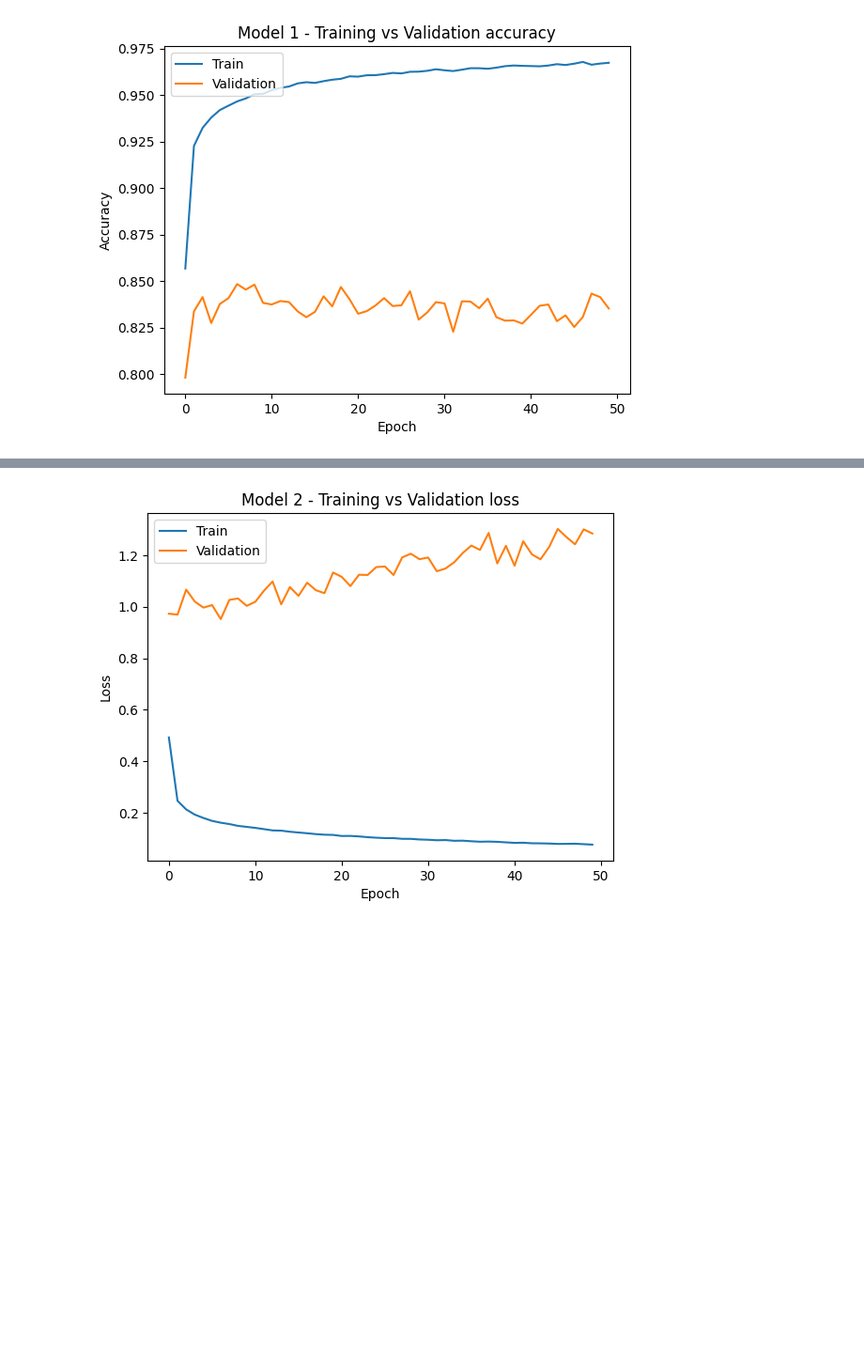
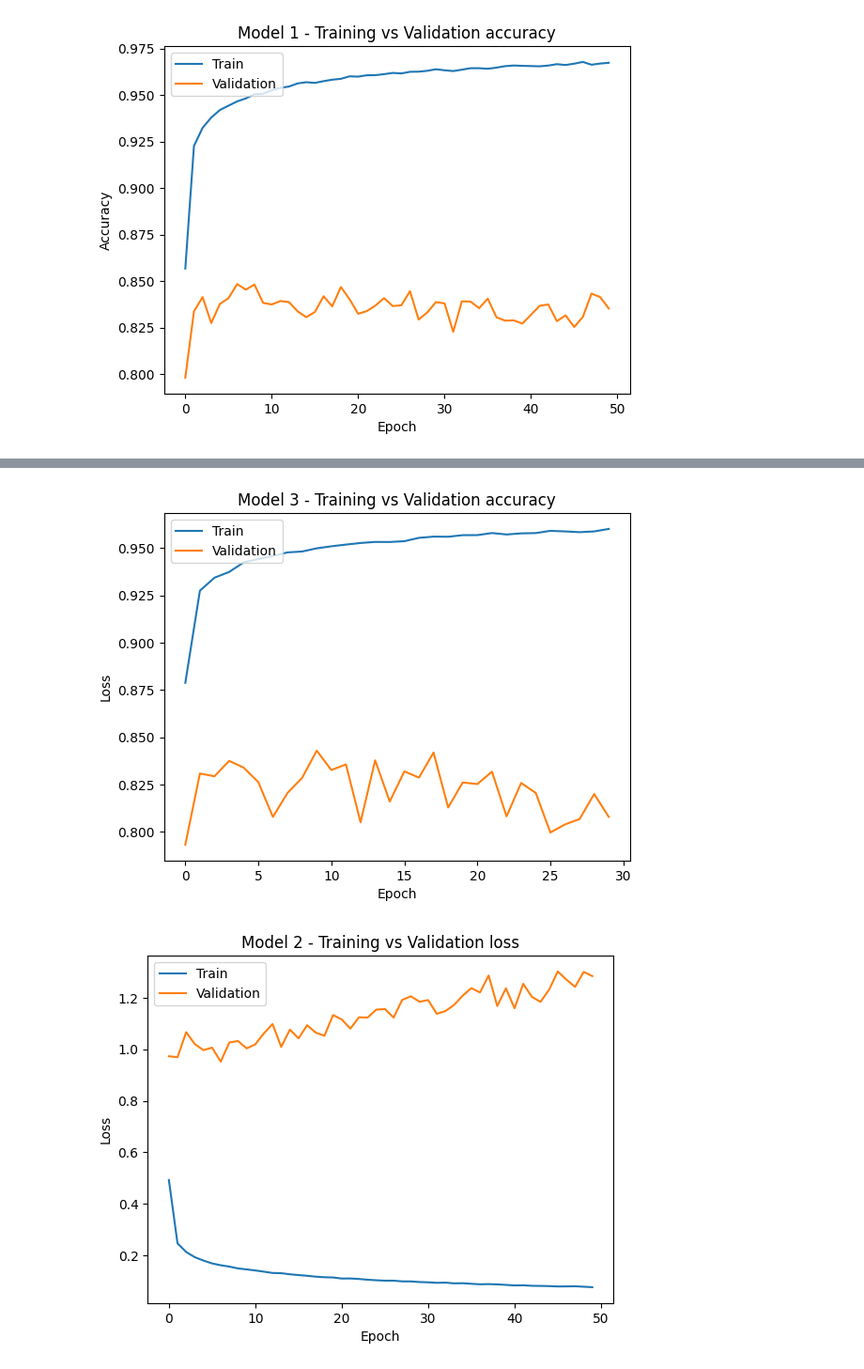
Before and after one commit to Reecion/ml-handwritten-to-typed, a Jupyter notebook: code.ipynb, the cells around one changed output, grey strips where cells are left out. Shown: that part at 94% size. Saved outputs shown, nothing was run; the diff lists cells and outputs as text; code cells hidden in the pictures; blank space fills up the shorter version.

```diff
--- a/code.ipynb
+++ b/code.ipynb
@@ -314,0 +314,23 @@ model_2.compile(loss='categorical_crossentropy', optimizer="adam",metrics=['accu
+# %%
+model_3 = Sequential()
+
+# Convolutional part
+
+model_3.add(Conv2D(32, (5, 5), padding = "same", activation='leaky_relu', input_shape=(32,32,1)))
+model_3.add(MaxPooling2D(pool_size=(2,2)))
+
+model_3.add(Conv2D(64, (5, 5), activation='leaky_relu'))
+model_3.add(MaxPooling2D(pool_size=(2,2)))
+
+model_3.add(Conv2D(128, (5, 5), activation='leaky_relu'))
+model_3.add(MaxPooling2D(pool_size=(2,2)))
+
+# Classification part
+
+model_3.add(Dropout(0.25))
+
+model_3.add(Flatten())
+model_3.add(Dense(128, activation='elu'))
+model_3.add(Dropout(0.2))
+
+model_3.add(Dense(26, activation='softmax'))
@@ -315,3 +361,5 @@ model_2.compile(loss='categorical_crossentropy', optimizer="adam",metrics=['accu
+# %%
+model_3.compile(loss='categorical_crossentropy', optimizer="adam",metrics=['accuracy'])
 # %% [markdown]
 ---
 # %%
@@ -374,0 +431,6 @@ Epoch 50/50
+# %%
+start3 = time.time()
+history_3 = model_3.fit(train_X,train_Y, epochs=30, batch_size=32, validation_data = (val_X, val_Y),  verbose=1)
+end3 = time.time()
+length3 = end3 - start3
+print("Model 3 took", round(length3 / 60), "mins ")
@@ -406,0 +477,10 @@ plt.show()
+# %%
+plt.plot(history_3.history['accuracy'])
+plt.plot(history_3.history['val_accuracy'])
+plt.title('Model 3 - Training vs Validation accuracy')
+plt.ylabel('Loss')
+plt.xlabel('Epoch')
+plt.legend(['Train', 'Validation'], loc='upper left')
+plt.show()
+# %% [output]
+[figure, added]
```
Also changed, not shown: parts of 18 cells of this notebook.
